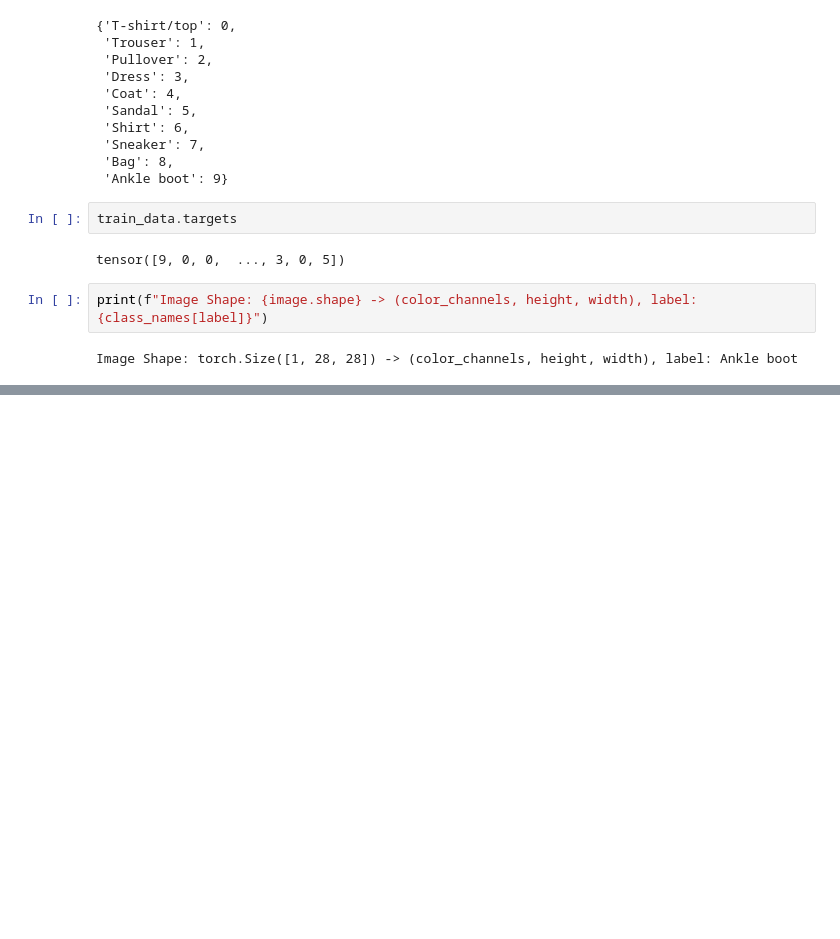
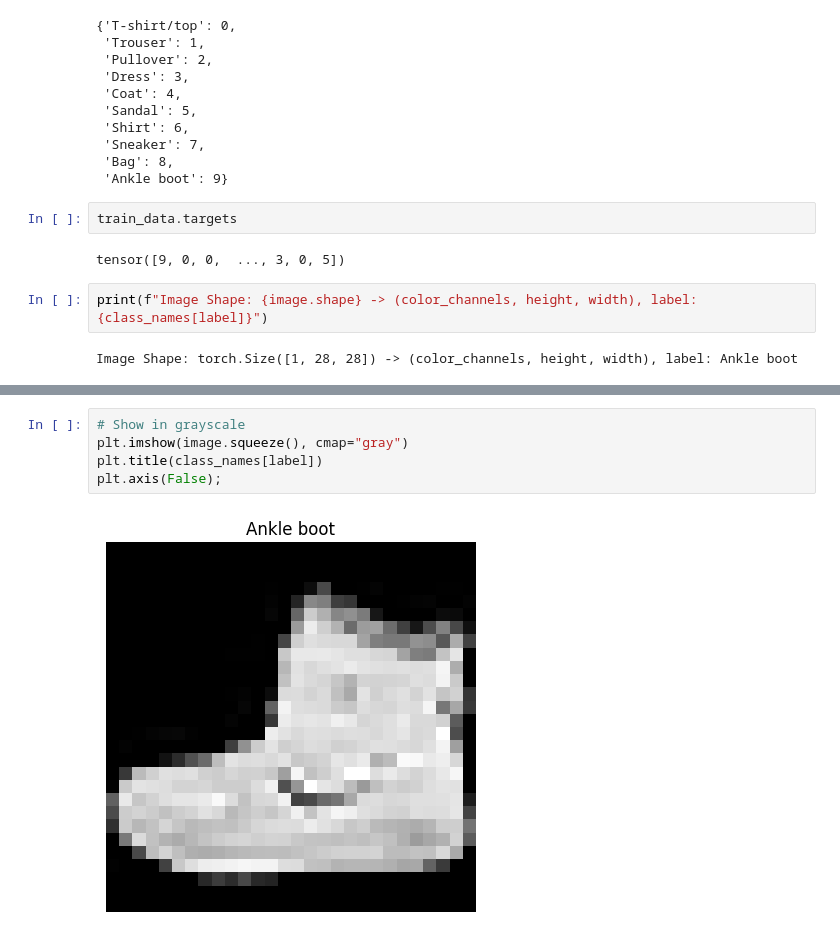
Before and after one commit to pouyarahmti/Pytorch-Deep-Learning-Bootcamp, a Jupyter notebook: 03_PyTorch_Computer_Vision.ipynb, the cells around one changed output, grey strips where cells are left out. Saved outputs shown, nothing was run; the diff lists cells and outputs as text; blank space fills up the shorter version.

```diff
--- a/03_PyTorch_Computer_Vision.ipynb
+++ b/03_PyTorch_Computer_Vision.ipynb
@@ -139,0 +152,7 @@ Image Shape: torch.Size([1, 28, 28]) -> (color_channels, height, width), label:
+# %%
+# Show in grayscale
+plt.imshow(image.squeeze(), cmap="gray")
+plt.title(class_names[label])
+plt.axis(False);
+# %% [output]
+[figure, added]
```
Also changed, not shown: parts of 3 cells of this notebook.
